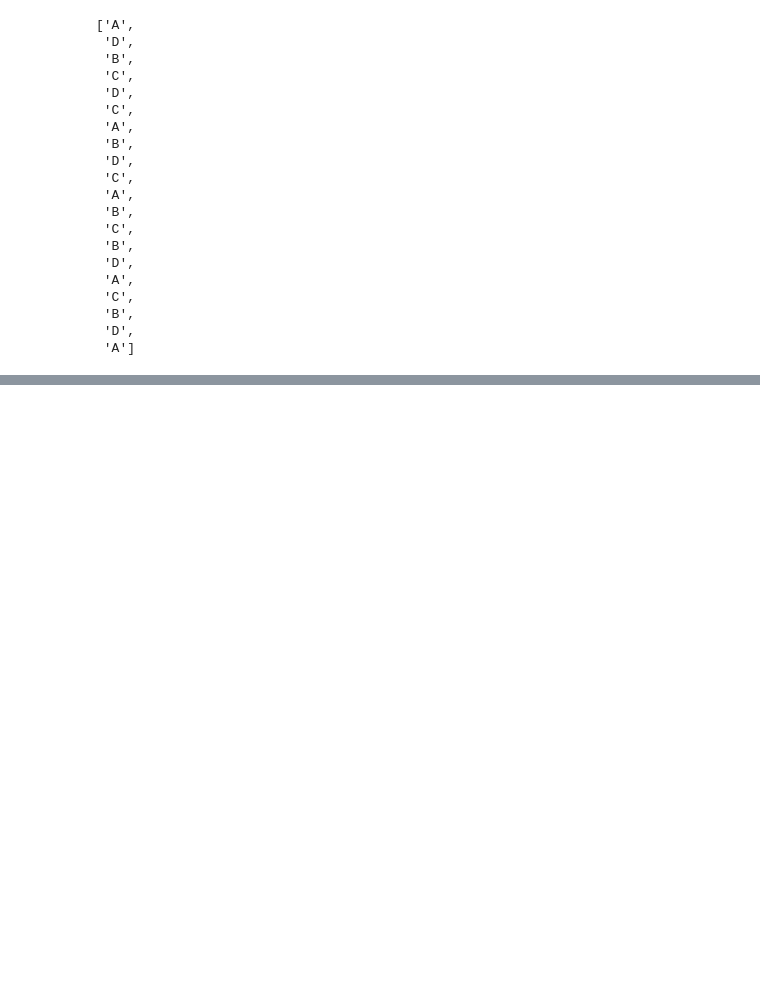
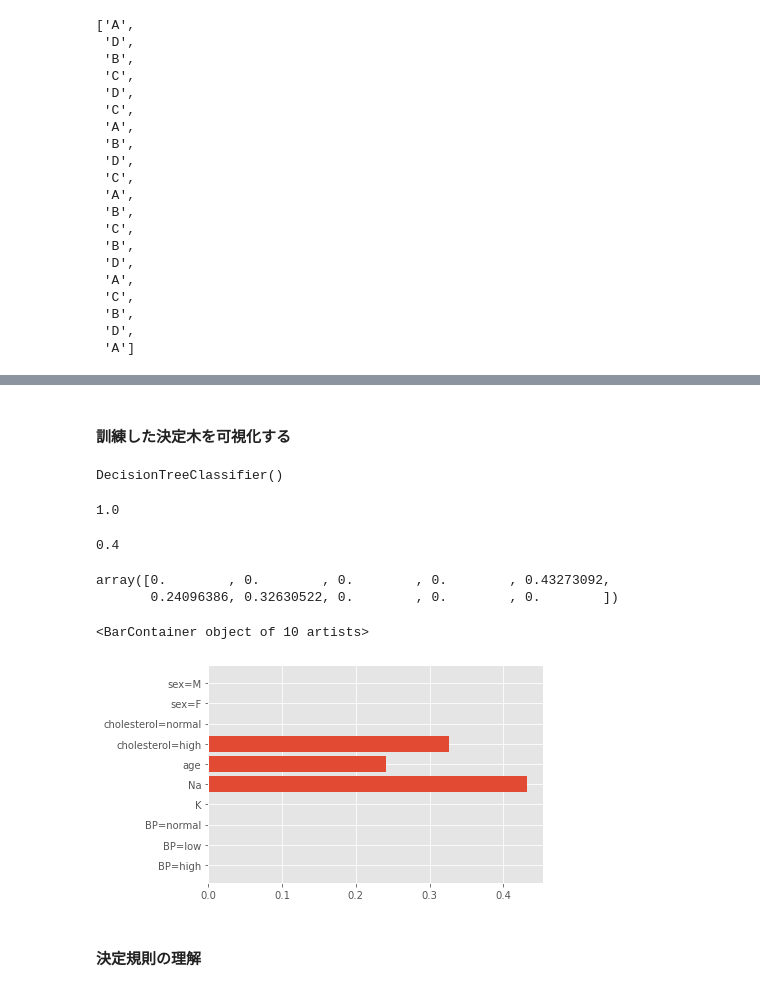
Before and after one commit to dam-crtl/opencv, a Jupyter notebook: chap5-1.ipynb, the cells around one changed output, grey strips where cells are left out. Cells and saved outputs as stored; diff of their text form; code cells hidden in the pictures; blank space fills up the shorter version.

```diff
--- a/chap5-1.ipynb
+++ b/chap5-1.ipynb
@@ -88,0 +182,3 @@ KeyError: 'drug'
+# %%
+from sklearn.model_selection import train_test_split
+X_train, X_test, y_train, y_test = train_test_split(data_pre, target, test_size=5, random_state=42)
@@ -88,0 +187,5 @@ KeyError: 'drug'
+# %%
+import cv2
+dtree = cv2.ml.DTrees_create()
+# %%
+dtree.train(X_train, cv2.ml.ROW_SAMPLE, y_train)
@@ -88,0 +205,28 @@ KeyError: 'drug'
+# %% [markdown]
+#### 訓練した決定木を可視化する
+# %%
+from sklearn import tree
+dtc = tree.DecisionTreeClassifier()
+dtc.fit(X_train, y_train)
+# %% [output]
+DecisionTreeClassifier()
+# %%
+dtc.score(X_train, y_train)
+# %% [output]
+1.0
+# %%
+dtc.score(X_test, y_test)
+# %% [output]
+0.4
+# %%
+dtc.feature_importances_
+# %% [output]
+array([0.        , 0.        , 0.        , 0.        , 0.43273092,
+       0.24096386, 0.32630522, 0.        , 0.        , 0.        ])
+# %%
+plt.barh(range(10), dtc.feature_importances_, align='center', tick_label=vec.get_feature_names())
+# %% [output]
+<BarContainer object of 10 artists>
+[figure, added]
+# %% [markdown]
+#### 決定規則の理解
```
Also changed, not shown: parts of 19 cells of this notebook, 1 other file.
